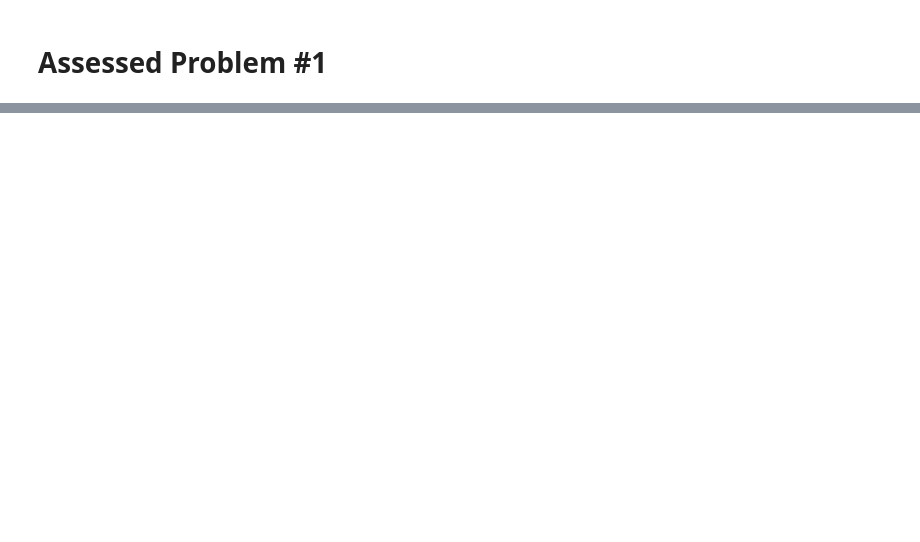
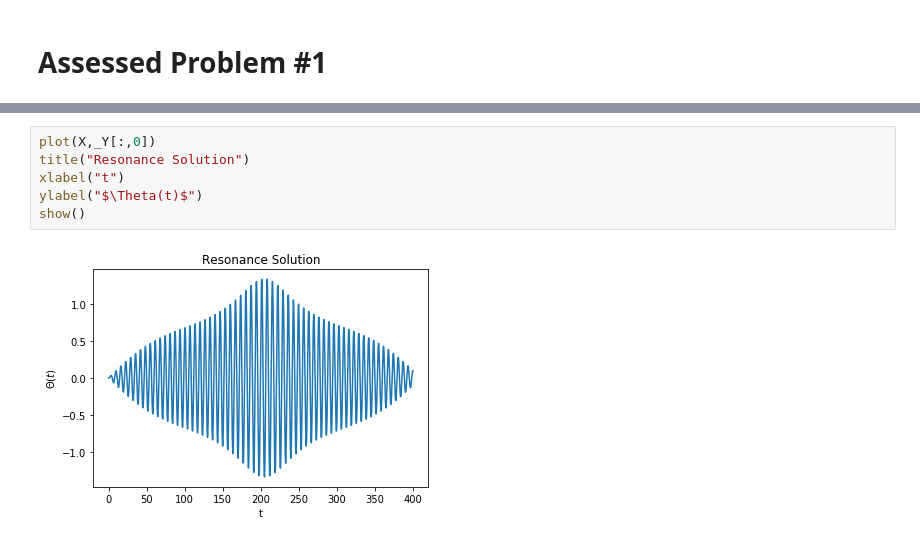
Before and after one commit to FHomewood/ScientificComputing, a Jupyter notebook: Assessment_3/Problem_1.ipynb, the cells around one changed output, grey strips where cells are left out. Saved outputs shown, nothing was run; the diff lists cells and outputs as text; blank space fills up the shorter version.

```diff
--- a/Assessment_3/Problem_1.ipynb
+++ b/Assessment_3/Problem_1.ipynb
@@ -56,0 +111,8 @@ Maximum Omega is : 0.5
+# %%
+plot(X,_Y[:,0])
+title("Resonance Solution")
+xlabel("t")
+ylabel("$\Theta(t)$")
+show()
+# %% [output]
+[figure, added]
```
Also changed, not shown: parts of 6 cells of this notebook, 2 other files.
